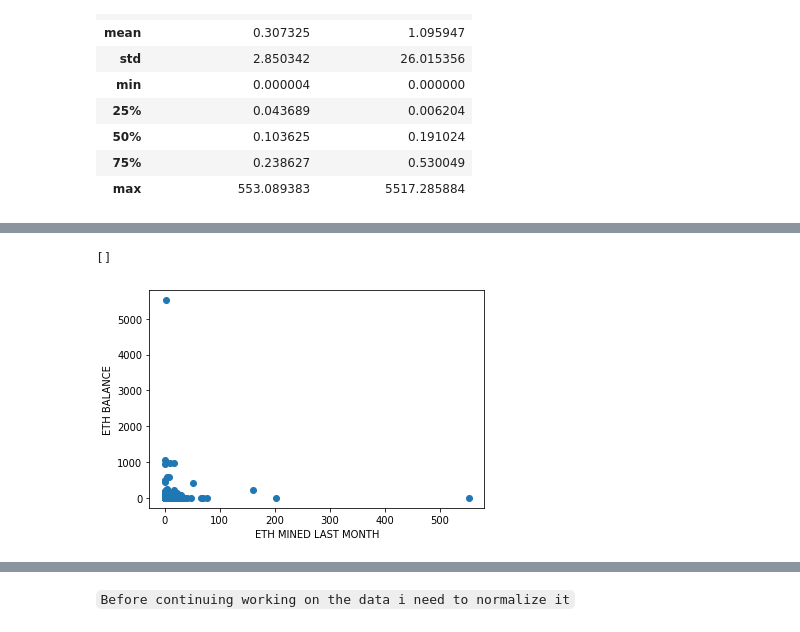
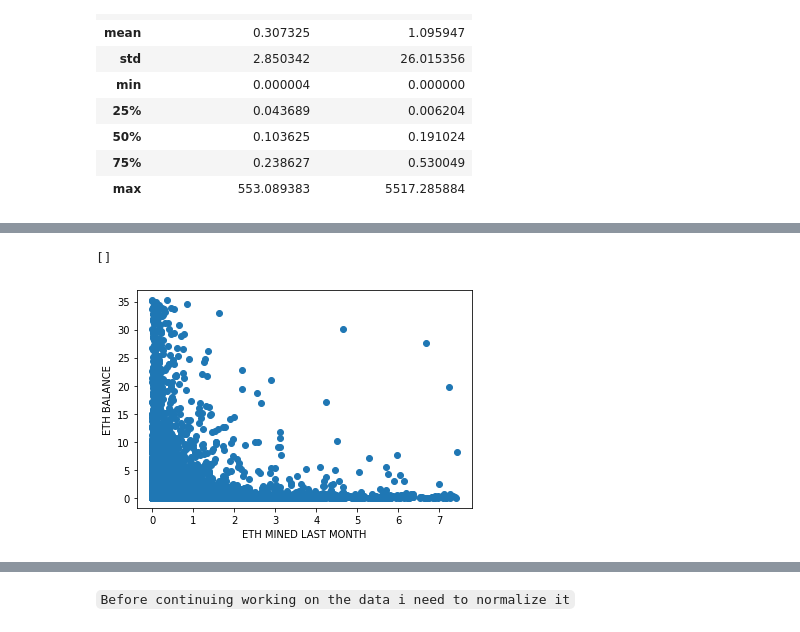
Before and after one commit to motm-1/DS-proyects, a Jupyter notebook: ETH_2MINERS_PROYECT.ipynb, the cells around one changed output, grey strips where cells are left out. Saved outputs shown, nothing was run; the diff lists cells and outputs as text; code cells hidden in the pictures.

```diff
--- a/ETH_2MINERS_PROYECT.ipynb
+++ b/ETH_2MINERS_PROYECT.ipynb
@@ -157,0 +158,3 @@ ETH_Data[ETH_Data['ETH_current_balance']< ETH_Data['ETH_current_balance'].quanti
+# %%
+x = ETH_Data[ETH_Data['ETH_mined_last_month']< ETH_Data['ETH_mined_last_month'].quantile(0.997)]['ETH_mined_last_month']
+y = ETH_Data[ETH_Data['ETH_current_balance']< ETH_Data['ETH_current_balance'].quantile(0.997)]['ETH_current_balance']
@@ -158,8 +179,8 @@ ETH_Data[ETH_Data['ETH_current_balance']< ETH_Data['ETH_current_balance'].quanti
 # %%
-plt.scatter(ETH_Data['ETH_mined_last_month'], ETH_Data['ETH_current_balance'])
+plt.scatter(x, y)
 plt.xlabel('ETH MINED LAST MONTH')
 plt.ylabel('ETH BALANCE')
 plt.plot()
 # %% [output]
 []
-[figure, old version]
+[figure, new version]
```
Also changed, not shown: parts of 8 cells of this notebook.
